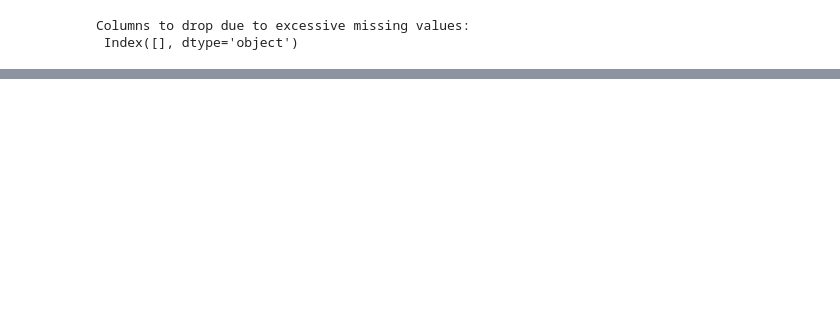
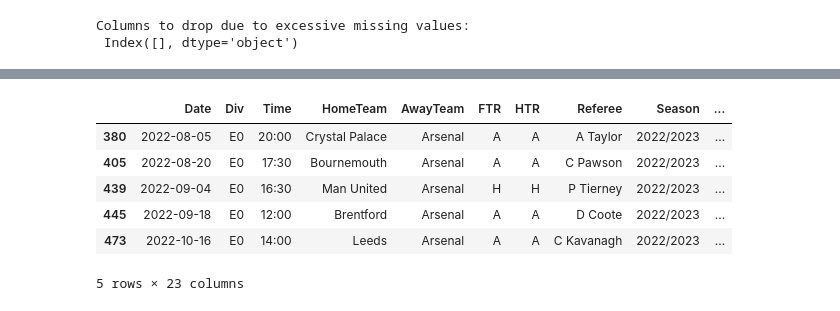
Before and after one commit to MauroAndretta/AIFootballPredictions, a Jupyter notebook: notebooks/data_preprocessing.ipynb, the cells around one changed output, grey strips where cells are left out. Cells and saved outputs as stored; diff of their text form; code cells hidden in the pictures; blank space fills up the shorter version.

```diff
--- a/notebooks/data_preprocessing.ipynb
+++ b/notebooks/data_preprocessing.ipynb
@@ -316,6 +354,6 @@ plt.show()
 # %%
 # create a new dataframe with the selected features
-uk_data_selected = uk_data[categorical_columns + selected_features_clustered + ['Over2.5']]
+uk_data_selected = uk_data[["Date"] + categorical_columns + selected_features_clustered + ['Over2.5']]
 # %%
 # check the shape of the new dataframe
 uk_data_selected.shape
@@ -382 +420,12 @@ Over2.5                  0
 dtype: int64
+# %%
+# show the final uk_data_selected dataframe
+uk_data_selected.head()
+# %% [output]
+|  | Date | Div | Time | HomeTeam | AwayTeam | FTR | HTR | Referee | Season | ... |
+| 380 | 2022-08-05 | E0 | 20:00 | Crystal Palace | Arsenal | A | A | A Taylor | 2022/2023 | ... |
+| 405 | 2022-08-20 | E0 | 17:30 | Bournemouth | Arsenal | A | A | C Pawson | 2022/2023 | ... |
+| 439 | 2022-09-04 | E0 | 16:30 | Man United | Arsenal | H | H | P Tierney | 2022/2023 | ... |
+| 445 | 2022-09-18 | E0 | 12:00 | Brentford | Arsenal | A | A | D Coote | 2022/2023 | ... |
+| 473 | 2022-10-16 | E0 | 14:00 | Leeds | Arsenal | A | A | C Kavanagh | 2022/2023 | ... |
+5 rows × 23 columns
```
Also changed, not shown: parts of 16 cells of this notebook, 1 other file.
